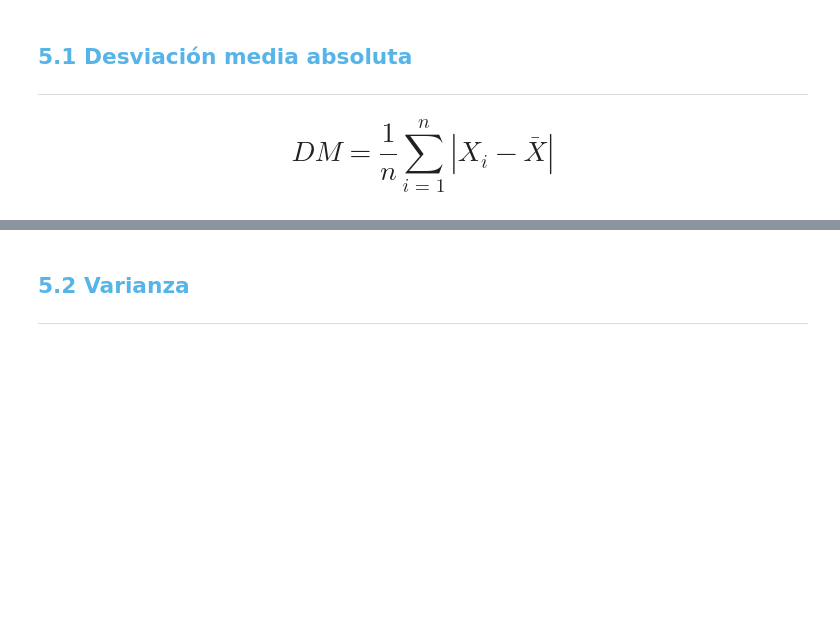
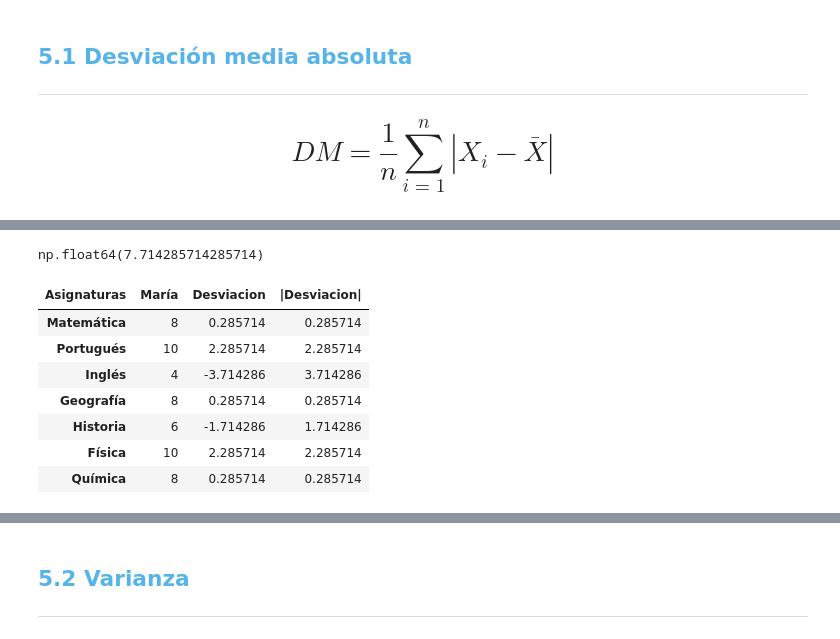
Before and after one commit to Ivan8Garcia/data-science, a Jupyter notebook: Curso_de_Estadística_con_Python_1.ipynb, the cells around one changed output, grey strips where cells are left out. Cells and saved outputs as stored; diff of their text form; code cells hidden in the pictures; blank space fills up the shorter version.

```diff
--- a/Curso_de_Estadística_con_Python_1.ipynb
+++ b/Curso_de_Estadística_con_Python_1.ipynb
@@ -1214,0 +1238,18 @@ Aunque las medidas de tendencia central y de localización proporcionan un resum
+# %%
+notas_media_maria= notas_maria_dispersion.mean()[0]
+notas_media_maria
+# %% [output]
+np.float64(7.714285714285714)
+# %%
+#estmos creando una nueva columna al df que trajimos de las calif de maria y se llama desviacion
+notas_maria_dispersion["Desviacion"]= (notas_maria_dispersion["María"]-notas_media_maria)
+notas_maria_dispersion
+# %% [output]
+| Asignaturas | María | Desviacion | |Desviacion| |
+| Matemática | 8 | 0.285714 | 0.285714 |
+| Portugués | 10 | 2.285714 | 2.285714 |
+| Inglés | 4 | -3.714286 | 3.714286 |
+| Geografía | 8 | 0.285714 | 0.285714 |
+| Historia | 6 | -1.714286 | 1.714286 |
+| Física | 10 | 2.285714 | 2.285714 |
+| Química | 8 | 0.285714 | 0.285714 |
```
Also changed, not shown: parts of 20 cells of this notebook.
